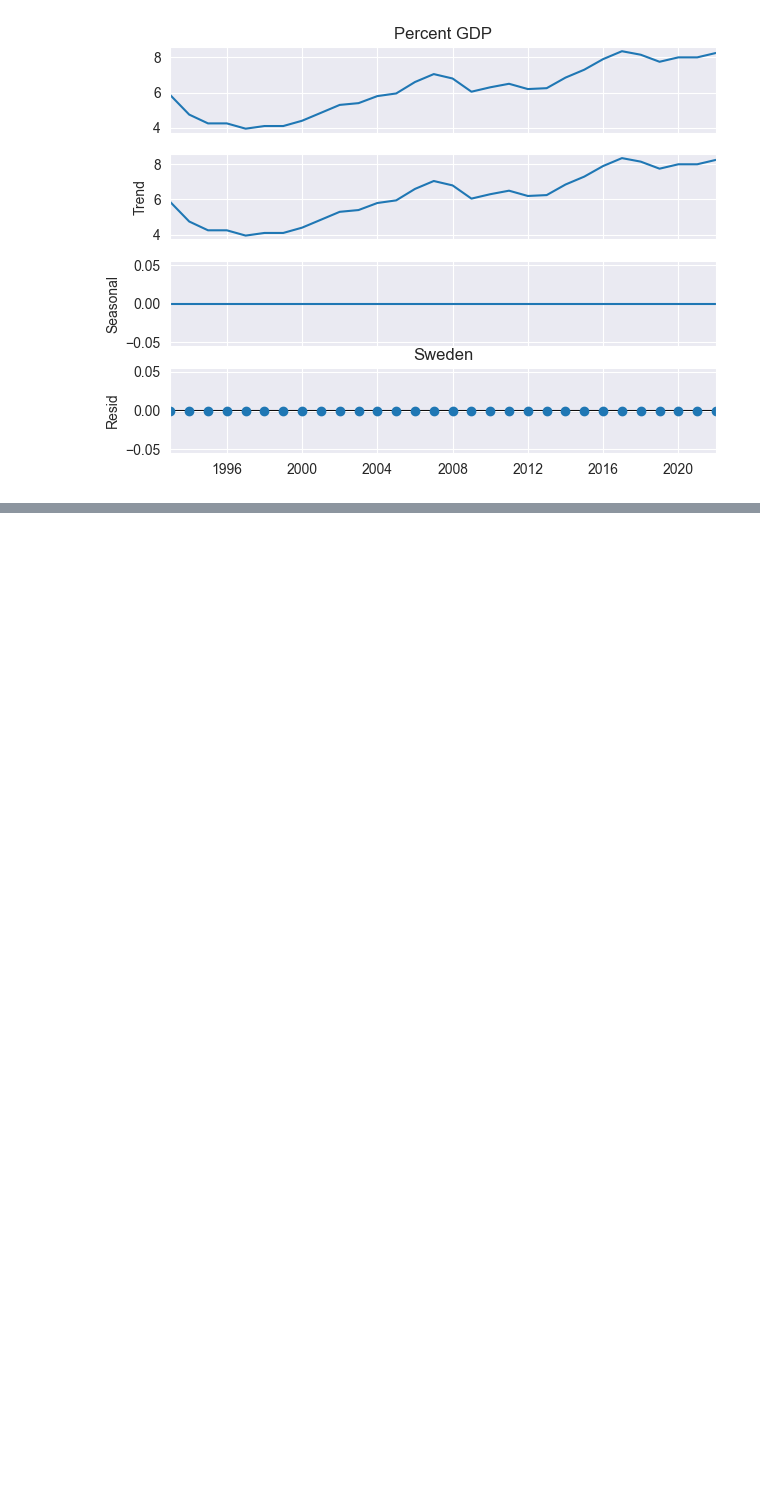
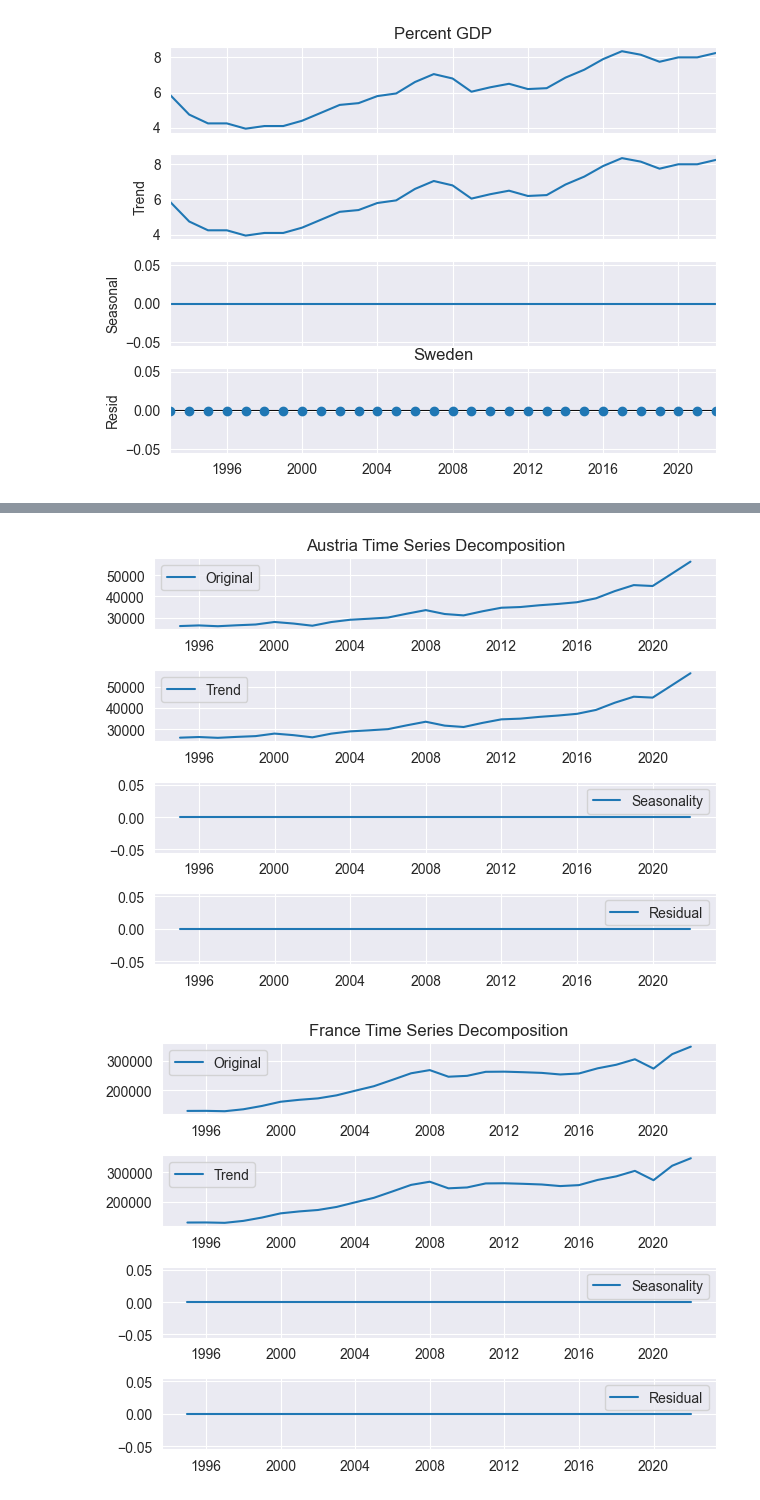
Before and after one commit to sbs23066/CA2---Irish-Construction-Project, a Jupyter notebook: ml.ipynb, the cells around one changed output, grey strips where cells are left out. Cells and saved outputs as stored; diff of their text form; code cells hidden in the pictures; blank space fills up the shorter version.

Commit message:
Added in more GFCF data, added some time series tests and clustering of labor input data

```diff
--- a/ml.ipynb
+++ b/ml.ipynb
@@ -219,0 +225,7 @@ for country in countries:
+# %%
+gfcf = pd.read_csv('Transformed Data//GFCF-M.csv')
+
+gfcf['Date'] = pd.to_datetime(gfcf['Year'], format='%Y')
+gfcf.set_index('Date', inplace=True)
+
+gfcf.head()
@@ -219,0 +240,34 @@ for country in countries:
+# %%
+selected_countries = ['Ireland', 'France', 'Germany', 'Poland', 'Austria']
+country_data = gfcf[gfcf['Country'].isin(selected_countries)]
+
+grouped_data = country_data.groupby('Country')
+# %%
+# Decomposition: Perform seasonal decomposition for each country's time series to analyze trend, seasonality, and residuals.
+from statsmodels.tsa.seasonal import seasonal_decompose
+
+for country, country_group in grouped_data:
+    decomposition = seasonal_decompose(country_group['Value'], model='additive')
+    trend = decomposition.trend
+    seasonal = decomposition.seasonal
+    residual = decomposition.resid
+
+    # Plot the decomposed components
+    plt.subplot(411)
+    plt.plot(country_group['Value'], label='Original')
+    plt.legend(loc='best')
+    plt.title(f"{country} Time Series Decomposition")
+    plt.subplot(412)
+    plt.plot(trend, label='Trend')
+    plt.legend(loc='best')
+    plt.subplot(413)
+    plt.plot(seasonal, label='Seasonality')
+    plt.legend(loc='best')
+    plt.subplot(414)
+    plt.plot(residual, label='Residual')
+    plt.legend(loc='best')
+    plt.tight_layout()
+    plt.show()
+# %% [output]
+[figure, added]
+[figure, added]
```
Also changed, not shown: parts of 15 cells of this notebook, 3 other files.
